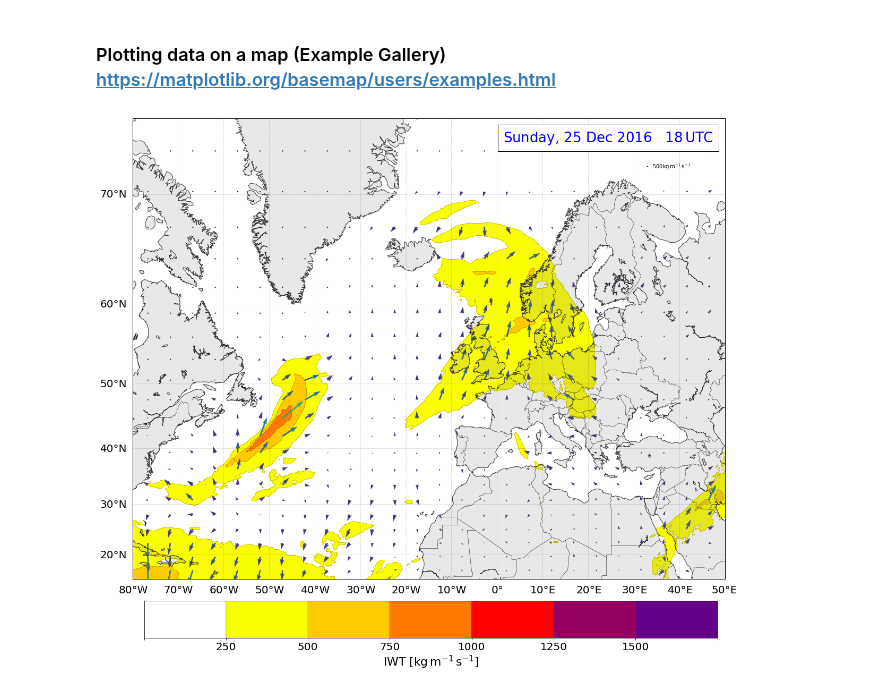
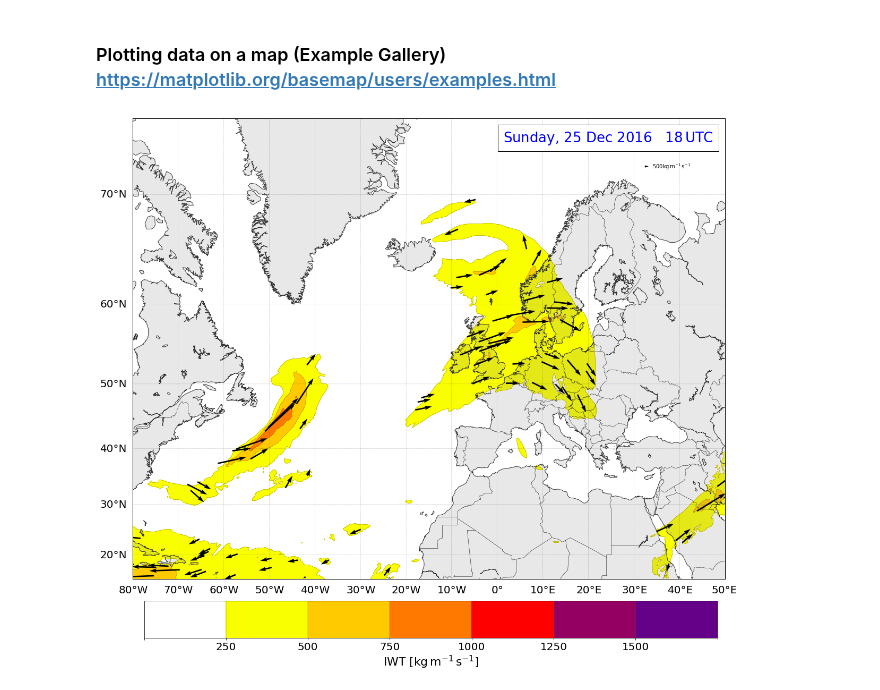
Before and after one commit to franzihe/Python_Masterthesis, a Jupyter notebook: AR_map.ipynb, the cells around one changed output. Drawn from its saved outputs; the diff is of its cells as text; code cells hidden in the pictures.

Commit message:
finalize of plots

```diff
--- a/AR_map.ipynb
+++ b/AR_map.ipynb
@@ -133,7 +134,13 @@ for i in range(100,800,100):       # ECMWF has from 700 - 100 hPa only in 100hPa
+# %%
+for lv in range(800,1000,50):       # ECMWF has only levels 1000-850 in 50hPa
+    IVT_lv[lv+25] = (SH[lv] * V_lv[lv] + SH[lv+50] * V_lv[lv+50]) / 2 *5000.
+
+for lv in range(100,800,100):       # ECMWF has from 700 - 100 hPa only in 100hPa steps
+    IVT_lv[lv+50] = (SH[lv] * V_lv[lv] + SH[lv+100] * V_lv[lv+100])/2 *10000.
 # %%
 ## calculate the IVT
 g = 9.81      # gravitational acceleration [m s^-2]
 
 
-IVT = (1/g)*(IVT_lv[100] + IVT_lv[200] + IVT_lv[300] + IVT_lv[400] + IVT_lv[500] + IVT_lv[600] + \
-             IVT_lv[700] + IVT_lv[800] + IVT_lv[850] + IVT_lv[900] + IVT_lv[950] + IVT_lv[1000] )
+IVT = (1/g)*(IVT_lv[150] + IVT_lv[250] + IVT_lv[350] + IVT_lv[450] + IVT_lv[550] + IVT_lv[650] + \
+             IVT_lv[750] + IVT_lv[825] + IVT_lv[875] + IVT_lv[925] + IVT_lv[975] )
@@ -172,3 +198,18 @@ plonsIVT,platsIVT, IVT = shiftgrb(grbUV,IVT)
 # %%
 plonsIU,platsIU, IVT_u = shiftgrb(grbUV,IVT_u)
 plonsIV,platsIV, IVT_v = shiftgrb(grbUV,IVT_v)
+# %%
+### find only values larger 250 to plot the IVT flux
+larger250 = np.where(IVT[:,:] >= 250.)
+print('Values bigger than 250 =', IVT[larger250])
+print('The rows are ', larger250[0])
+print('The columns are ', larger250[1])
+
+
+
+u_flux = IVT_u[larger250[0],larger250[1]]
+v_flux = IVT_v[larger250[0],larger250[1]]
+
+
+lon_flux = plonsIU[larger250[0],larger250[1]]
+lat_flux = platsIV[larger250[0],larger250[1]]
@@ -247,6 +293,7 @@ norm = colors.BoundaryNorm(boundaries = IVTlevels, ncolors=IVTmap.N)
 cs = m.contourf(plonsIVT, platsIVT, IVT, IVTlevels, norm = norm, cmap=IVTmap)
 
 
+
 CS2 = plt.contour(cs, levels=cs.levels,
                   linewidths=0.4,
                   colors=[no8])
@@ -254,13 +301,18 @@ CS2 = plt.contour(cs, levels=cs.levels,
 # Add arrows to show the IVT vectors
 #Q = m.quiver(plonsUV_IVT,platsUV_IVT,u_IVT,v_IVT,scale = 5, scale_units='inches')
 # every 20, 35th value
-Q = m.quiver(plonsIVT[::20,::35],platsIVT[::20,::35],IVT_u[::20,::35],IVT_v[::20,::35], IVT[::20,::35])#,\
-            #scale_units = 'xy', scale=1, pivot='mid',units='inches')
+scale = 10000.
+#scale = 3000.
+i = 1000.
+legend_size = i/scale + i
+#qv = m.quiver( x[points], y[points], uq_data[points], vq_data[points], scale = scale,scale_units=‘inches’,zorder=6)
+#Q = m.quiver(plonsIVT[::20,::35],platsIVT[::20,::35],IVT_u[::20,::35],IVT_v[::20,::35], scale = scale, scale_units='inches',zorder=6)#,\
+Q = m.quiver(lon_flux[::700],lat_flux[::700],u_flux[::700],v_flux[::700],scale = scale, scale_units='inches',pivot='middle',zorder=6)#,\
 
 
 # make quiver key
 #qk = plt.quiverkey(Q, 0.15, 0.3, 500, '500kg$\,$m$^{-1}\,$s$^{-1}$', labelpos = 'W')
-qk = plt.quiverkey(Q, 0.8, 0.8, 500, '500kg$\,$m$^{-1}\,$s$^{-1}$', labelpos = 'E', coordinates ='figure')
+qk = plt.quiverkey(Q, 0.8, 0.8, legend_size, '500kg$\,$m$^{-1}\,$s$^{-1}$', labelpos = 'E', coordinates ='figure')
 
 
 
@@ -270,32 +322,32 @@ cbaxes = fig.add_axes([0.14, 0.03, .75, .06] )   #[left, bottom, width, height]
 cbar = plt.colorbar(cs,orientation='horizontal',cax = cbaxes)#, cax = cbaxes)#, shrink=0.5)
 cbar.ax.set_xlabel('IWT [kg$\,$m$^{-1}\,$s$^{-1}$]',fontsize='22')
 cbar.ax.set_xticklabels(['', '250', '500', '750', '1000', '1250', '1500'])  # horizontal colorbar
 cbar.ax.tick_params(labelsize=20)
 # Make a colorbar for the ContourSet returned by the contourf call.
 # Add the contour line levels to the colorbar
 cbar.add_lines(CS2)
 
 #cbar.ax.set_aspect(200)
 
 
 #
 ### Add Textbox
 ax.text(0.98,0.94, '%s, %s %s %s   %s$\,$UTC' %(calday, day, calmon, year, time),     # x, y
             verticalalignment = 'bottom',  horizontalalignment='right',
             transform = ax.transAxes,
             color ='blue', fontsize=26,
             bbox={'facecolor':'white','alpha':1., 'pad':10})
 #
 ### Add Title
 #fig.suptitle('Integrated Vapor Transport', fontsize=20, fontweight='bold')
 #ax.set_title('MSLP (solid contours every 4$\,$hPa), \n 250$\,$hPa wind speed (m$\,$s$^{-1}$, shaded according to the color bar), \n 1000-500$\,$hPa thickness (dashed contours every 6 dam), \n total precipitable water (mm, shaded according to gray scale)',             fontsize=13)
 
 ### Save
-plt.savefig('../synoptic_figs/Atm_Riv/%s%s%s_%s.png' % (year, mon, day,time))
+#plt.savefig('../synoptic_figs/Atm_Riv/%s%s%s_%s.png' % (year, mon, day,time))
 ## with header
 #plt.savefig('../synoptic_figs/Jet_Thick_SLP/%s%s%s_%s_header.png' % (year, mon, day,time))
 
 plt.show()
 plt.close()
 # %% [output]
-[figure, old version]
+[figure, new version]
```
Also changed, not shown: parts of 5 cells of this notebook, 3 other files.
